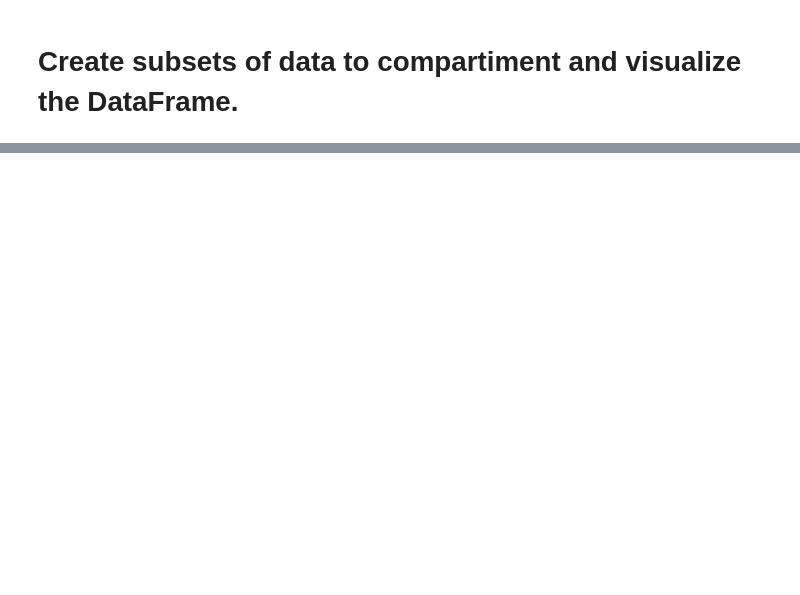
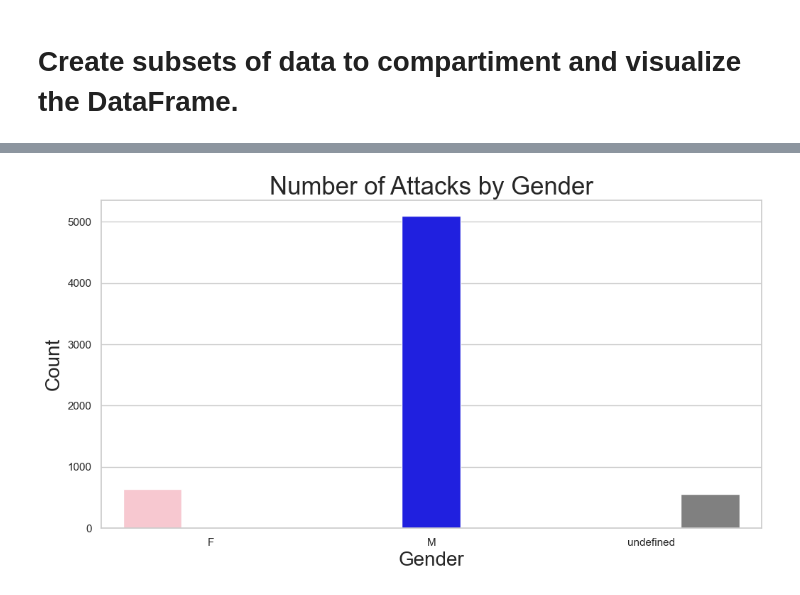
Before and after one commit to ToniDaCosta/Sharknado, a Jupyter notebook: Sharknado.ipynb, the cells around one changed output, grey strips where cells are left out. Cells and saved outputs as stored; diff of their text form; code cells hidden in the pictures; blank space fills up the shorter version.

```diff
--- a/Sharknado.ipynb
+++ b/Sharknado.ipynb
@@ -91,0 +126,3 @@ data.head(4)
+# %%
+data['index'] = range(1, len(data) + 1)
+    pass
@@ -103,0 +133,6 @@ data_CASA.head(4) # CASA = Country, Area, Sex and Age.
+# %%
+data.sort_values('year', inplace=True)
+
+data['year'] = pd.to_numeric(data['year'].replace('0000', pd.NA, regex=False), errors='coerce')
+average_year = data['year'].mean()
+data['year'].fillna(average_year, inplace=True)
@@ -103,0 +160,29 @@ data_CASA.head(4) # CASA = Country, Area, Sex and Age.
+# %%
+%matplotlib inline
+%config Inlinebackend.figure_format= 'retina'
+sns.set_context("poster")
+sns.set(rc={"figure.figsize": (12.,6.)})
+sns.set_style("whitegrid")
+# %%
+
+# Filter data to include only 'F', 'M', and 'Undefined'
+filtered_data = data[data['sex_'].isin(['F', 'M', 'undefined'])]
+
+# Get unique values in the filtered 'sex_' column
+unique_values = filtered_data['sex_'].unique()
+
+# Generate a custom palette with blue for 'M', pink for 'F', and gray for 'Undefined'
+palette = {'M': 'blue', 'F': 'pink', 'undefined': 'gray'}
+
+# Create a bar plot comparing the number of attacks for 'F', 'M', and 'Undefined' with the custom palette
+ax = sns.barplot(x='sex_', y='count', data=filtered_data.groupby('sex_').size().reset_index(name='count'), palette=palette, hue='sex_', dodge=True)
+
+# Customize the plot
+ax.set_title('Number of Attacks by Gender', fontsize=25 )
+ax.set_xlabel('Gender', fontsize=20)
+ax.set_ylabel('Count', fontsize=20)
+
+# Show the plot
+plt.show()
+# %% [output]
+[figure, added]
```
Also changed, not shown: parts of 32 cells of this notebook.
